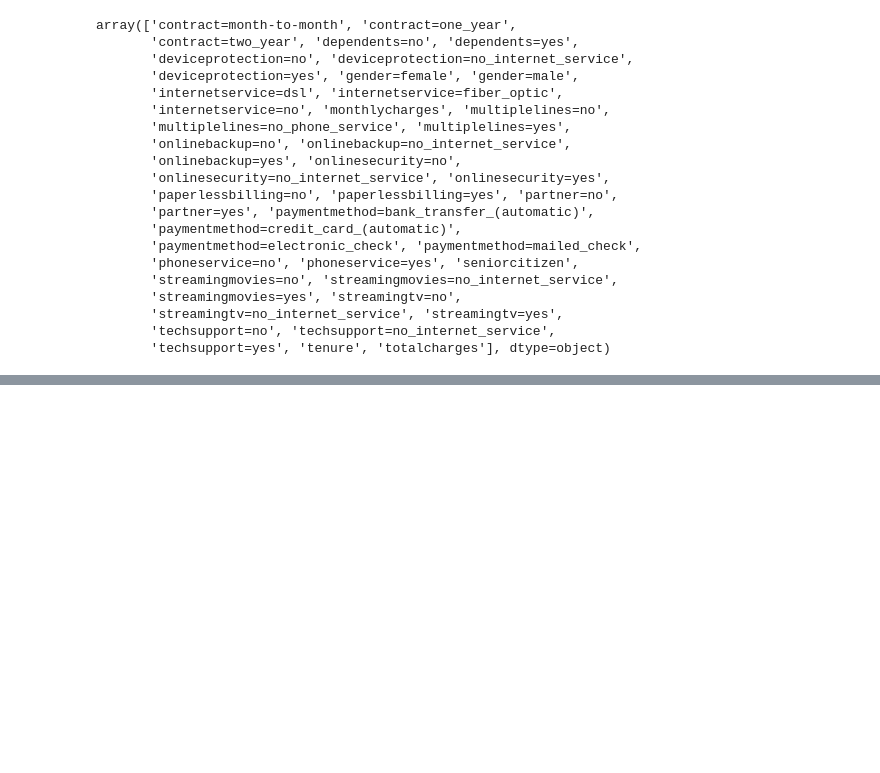
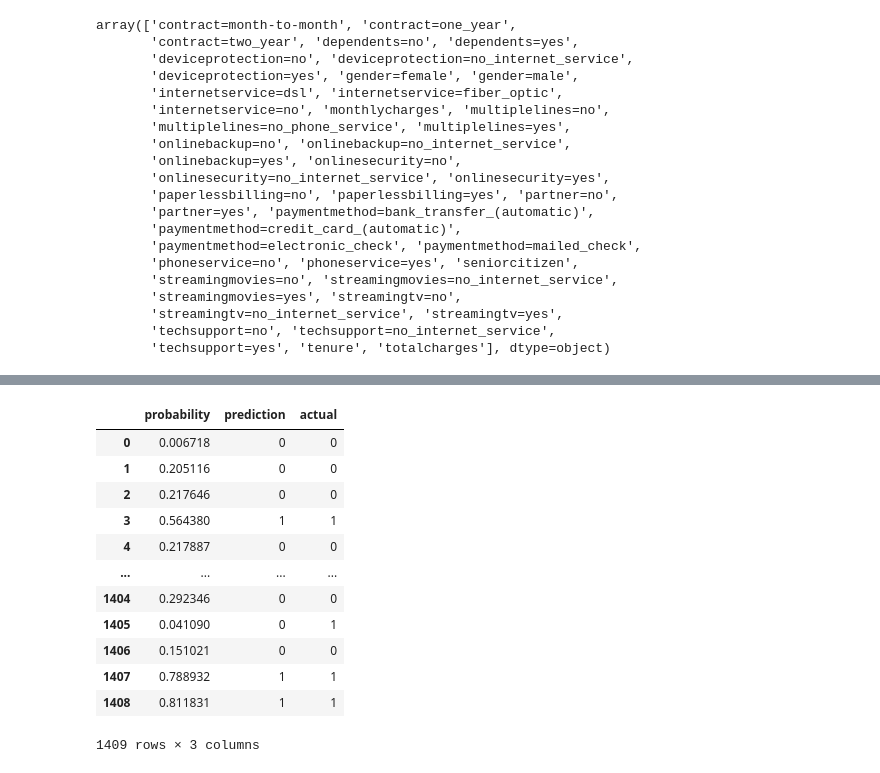
Before and after one commit to piotrswiecik/mlzoomcamp, a Jupyter notebook: various/churn.ipynb, the cells around one changed output, grey strips where cells are left out. Saved outputs shown, nothing was run; the diff lists cells and outputs as text; code cells hidden in the pictures; blank space fills up the shorter version.

```diff
--- a/various/churn.ipynb
+++ b/various/churn.ipynb
@@ -697,0 +792,16 @@ array(['contract=month-to-month', 'contract=one_year',
+# %%
+df_pred
+# %% [output]
+|  | probability | prediction | actual |
+| 0 | 0.006718 | 0 | 0 |
+| 1 | 0.205116 | 0 | 0 |
+| 2 | 0.217646 | 0 | 0 |
+| 3 | 0.564380 | 1 | 1 |
+| 4 | 0.217887 | 0 | 0 |
+| ... | ... | ... | ... |
+| 1404 | 0.292346 | 0 | 0 |
+| 1405 | 0.041090 | 0 | 1 |
+| 1406 | 0.151021 | 0 | 0 |
+| 1407 | 0.788932 | 1 | 1 |
+| 1408 | 0.811831 | 1 | 1 |
+1409 rows × 3 columns
```
Also changed, not shown: parts of 53 cells of this notebook.
